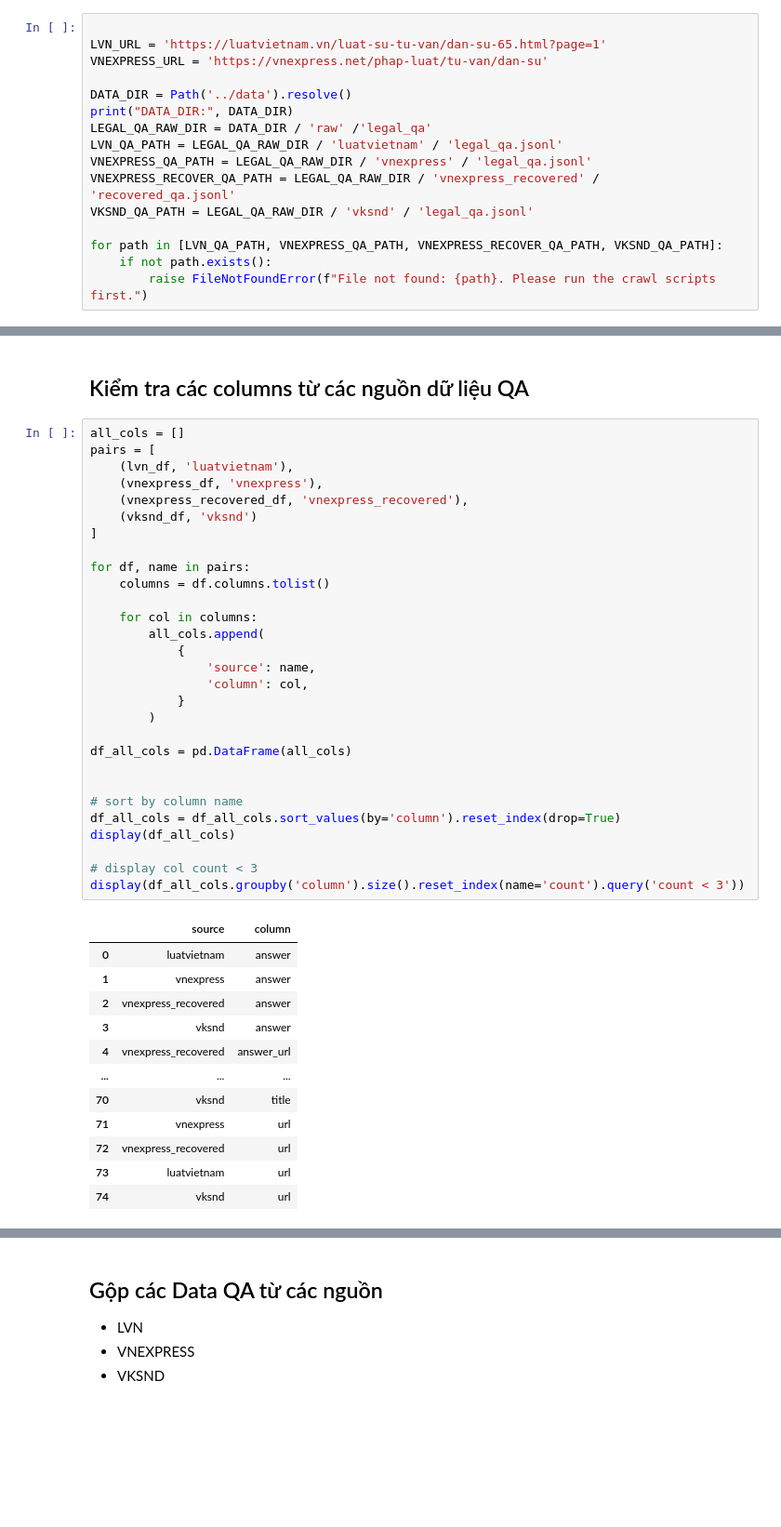
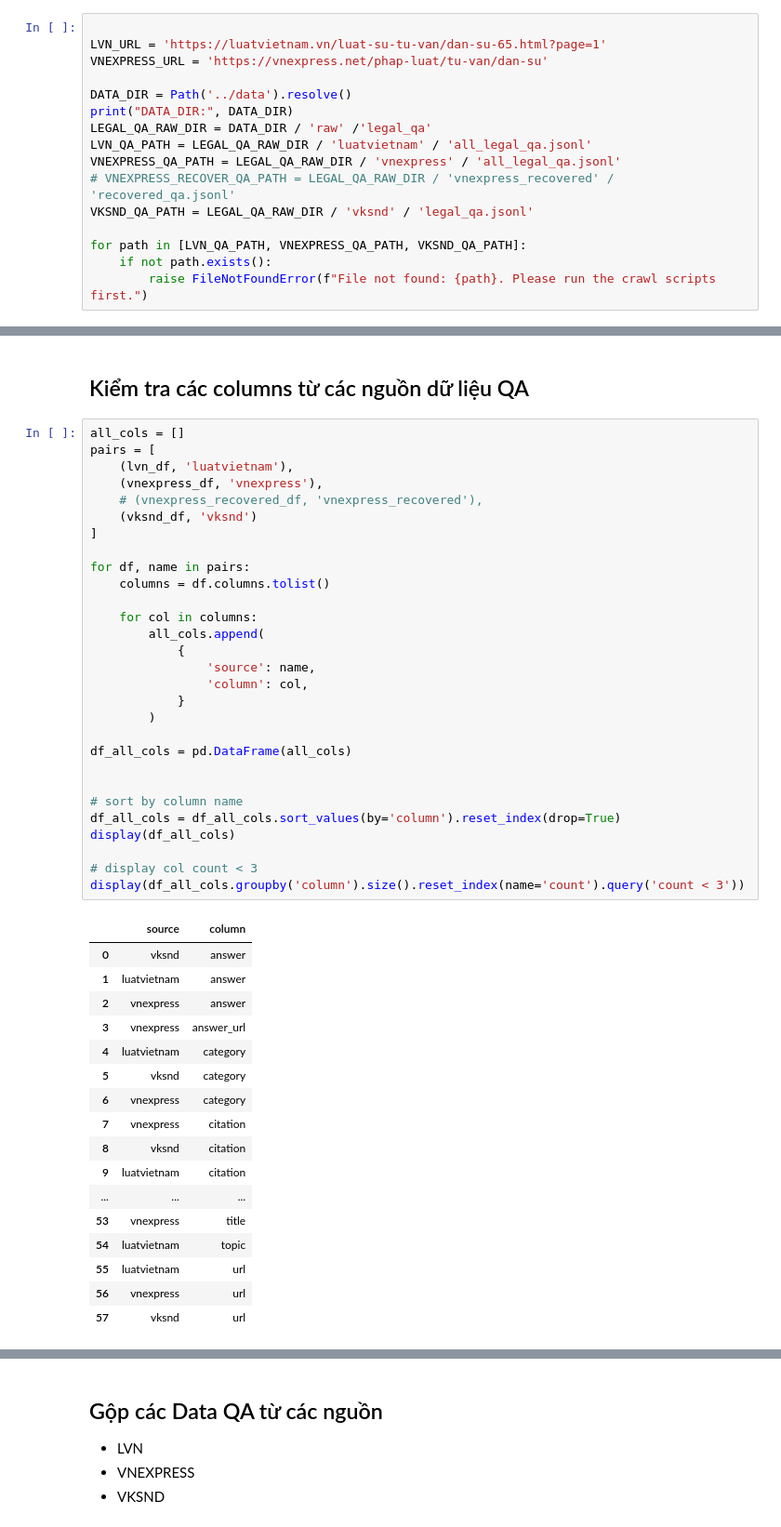
Before and after one commit to tmthuyen/legal-ai-datn, a Jupyter notebook: backend/notebooks/06_crawl_and_EDA_QA.ipynb, the cells around one changed output, grey strips where cells are left out. Shown at 93% size. Saved outputs shown, nothing was run; the diff lists cells and outputs as text; blank space fills up the shorter version.

Commit message:
fea: dataset task: crawl các category mới: hôn nhân, đất đai, ...

```diff
--- a/backend/notebooks/06_crawl_and_EDA_QA.ipynb
+++ b/backend/notebooks/06_crawl_and_EDA_QA.ipynb
@@ -25,12 +25,12 @@ VNEXPRESS_URL = 'https://vnexpress.net/phap-luat/tu-van/dan-su'
 DATA_DIR = Path('../data').resolve()
 print("DATA_DIR:", DATA_DIR)
 LEGAL_QA_RAW_DIR = DATA_DIR / 'raw' /'legal_qa'
-LVN_QA_PATH = LEGAL_QA_RAW_DIR / 'luatvietnam' / 'legal_qa.jsonl'
-VNEXPRESS_QA_PATH = LEGAL_QA_RAW_DIR / 'vnexpress' / 'legal_qa.jsonl'
-VNEXPRESS_RECOVER_QA_PATH = LEGAL_QA_RAW_DIR / 'vnexpress_recovered' / 'recovered_qa.jsonl'
+LVN_QA_PATH = LEGAL_QA_RAW_DIR / 'luatvietnam' / 'all_legal_qa.jsonl'
+VNEXPRESS_QA_PATH = LEGAL_QA_RAW_DIR / 'vnexpress' / 'all_legal_qa.jsonl'
+# VNEXPRESS_RECOVER_QA_PATH = LEGAL_QA_RAW_DIR / 'vnexpress_recovered' / 'recovered_qa.jsonl'
 VKSND_QA_PATH = LEGAL_QA_RAW_DIR / 'vksnd' / 'legal_qa.jsonl'
 
-for path in [LVN_QA_PATH, VNEXPRESS_QA_PATH, VNEXPRESS_RECOVER_QA_PATH, VKSND_QA_PATH]:
+for path in [LVN_QA_PATH, VNEXPRESS_QA_PATH, VKSND_QA_PATH]:
     if not path.exists():
         raise FileNotFoundError(f"File not found: {path}. Please run the crawl scripts first.")
 # %% [output]
@@ -107,42 +104,47 @@ answer: 295 words
 # %%
 all_cols = []
 pairs = [
     (lvn_df, 'luatvietnam'),
     (vnexpress_df, 'vnexpress'),
-    (vnexpress_recovered_df, 'vnexpress_recovered'),
+    # (vnexpress_recovered_df, 'vnexpress_recovered'),
     (vksnd_df, 'vksnd')
 ]
 
 for df, name in pairs:
     columns = df.columns.tolist()
 
     for col in columns:
         all_cols.append(
             {
                 'source': name,
                 'column': col,
             }
         )
 
 df_all_cols = pd.DataFrame(all_cols)
 
 
 # sort by column name
 df_all_cols = df_all_cols.sort_values(by='column').reset_index(drop=True)
 display(df_all_cols)
 
 # display col count < 3
 display(df_all_cols.groupby('column').size().reset_index(name='count').query('count < 3'))
 # %% [output]
 |  | source | column |
-| 0 | luatvietnam | answer |
-| 1 | vnexpress | answer |
-| 2 | vnexpress_recovered | answer |
-| 3 | vksnd | answer |
-| 4 | vnexpress_recovered | answer_url |
+| 0 | vksnd | answer |
+| 1 | luatvietnam | answer |
+| 2 | vnexpress | answer |
+| 3 | vnexpress | answer_url |
+| 4 | luatvietnam | category |
+| 5 | vksnd | category |
+| 6 | vnexpress | category |
+| 7 | vnexpress | citation |
+| 8 | vksnd | citation |
+| 9 | luatvietnam | citation |
 | ... | ... | ... |
-| 70 | vksnd | title |
-| 71 | vnexpress | url |
-| 72 | vnexpress_recovered | url |
-| 73 | luatvietnam | url |
-| 74 | vksnd | url |
+| 53 | vnexpress | title |
+| 54 | luatvietnam | topic |
+| 55 | luatvietnam | url |
+| 56 | vnexpress | url |
+| 57 | vksnd | url |
```
Also changed, not shown: parts of 10 cells of this notebook, 15 other files.
